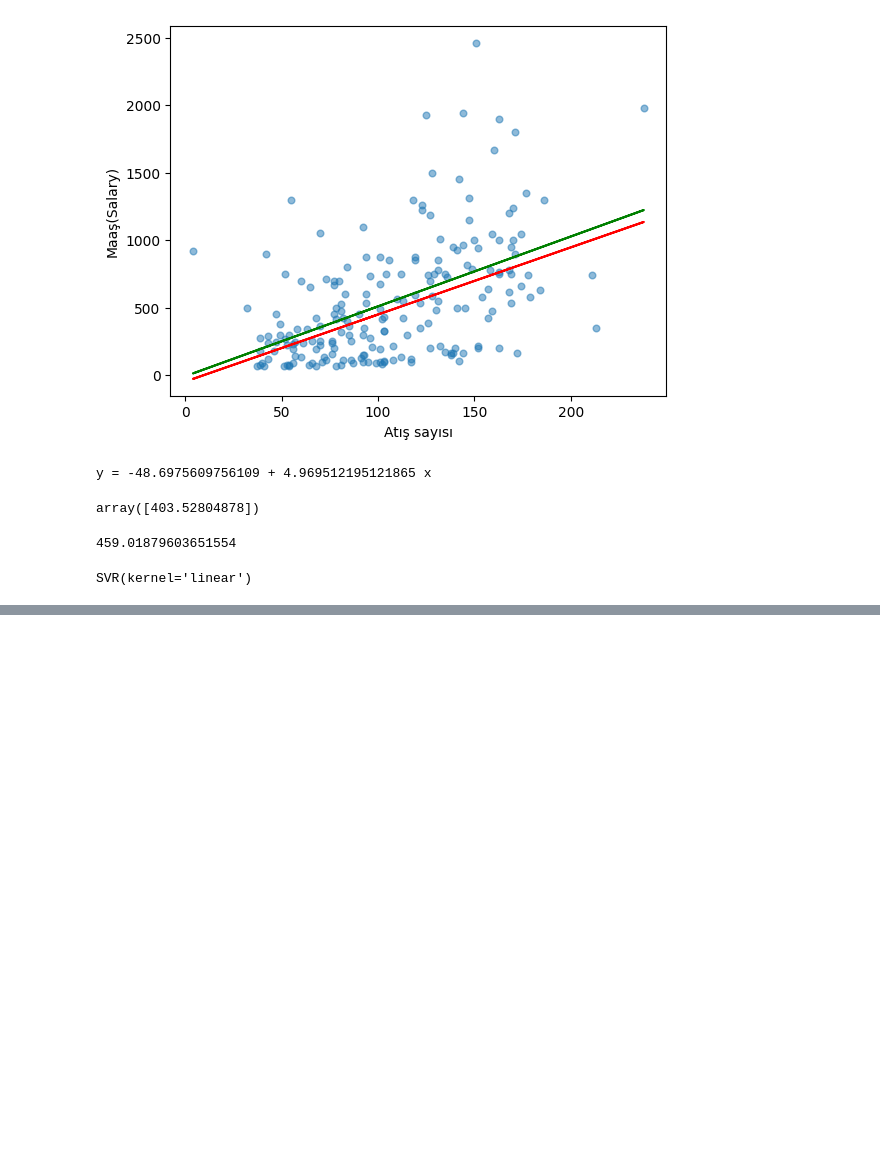
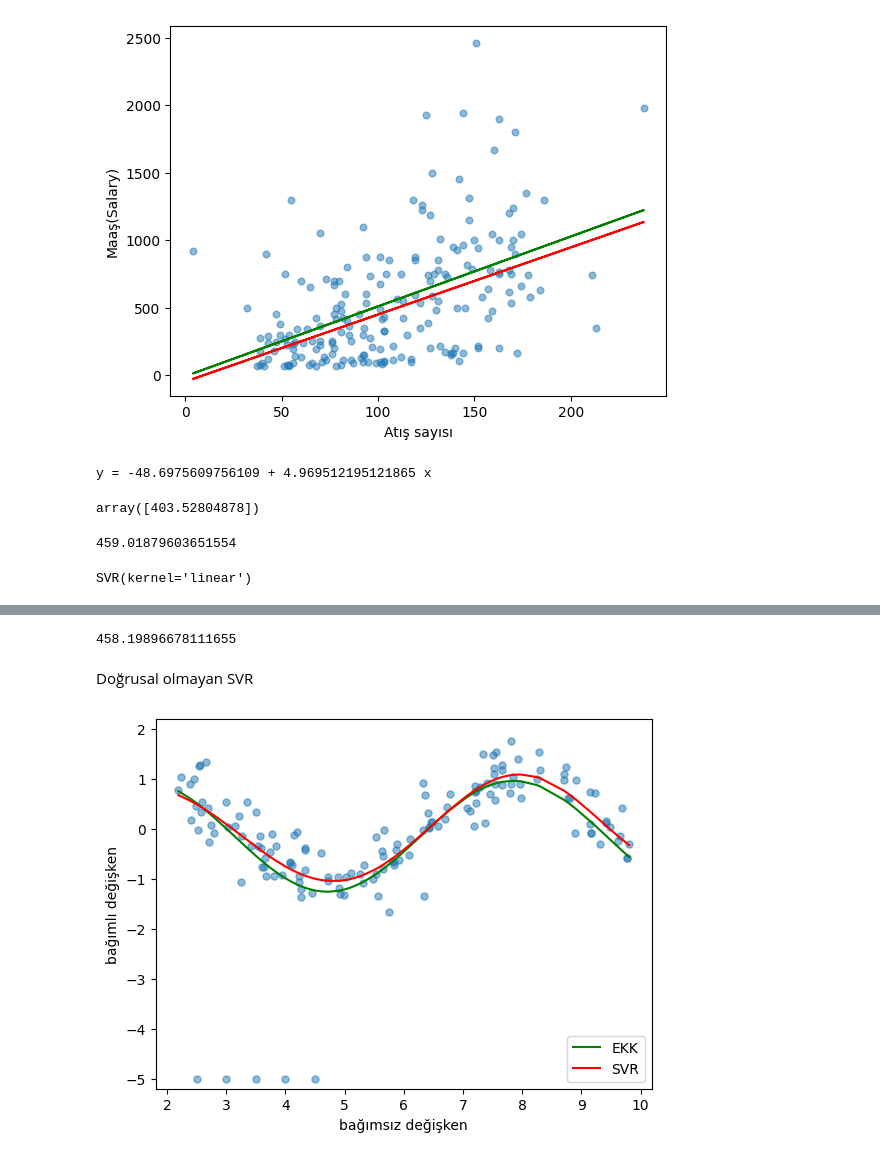
Before and after one commit to SirMsenel/Makine-Ogrenmesi, a Jupyter notebook: regresyon modelleri/DoğrusalolmayanReg..ipynb, the cells around one changed output, grey strips where cells are left out. Drawn from its saved outputs; the diff is of its cells as text; code cells hidden in the pictures; blank space fills up the shorter version.

Commit message:
d.olmayan svr

```diff
--- a/regresyon modelleri/DoğrusalolmayanReg..ipynb
+++ b/regresyon modelleri/DoğrusalolmayanReg..ipynb
@@ -216,0 +230,39 @@ SVR(kernel='linear')
+# %%
+np.sqrt(mean_squared_error(y_test,y_pred))
+# %% [output]
+458.19896678111655
+# %% [markdown]
+Doğrusal olmayan SVR
+# %%
+np.random.seed(3)
+
+x_sim = np.random.uniform(2,10,145)
+y_sim = np.sin(x_sim) + np.random.normal(0,0.4,145)
+
+x_outliers = np.arange(2.5,5,0.5)
+y_outliers = -5 * np.ones(5)
+
+x_sim_idx = np.argsort(np.concatenate([x_sim,x_outliers]))
+x_sim = np.concatenate([x_sim,x_outliers])[x_sim_idx]
+y_sim = np.concatenate([y_sim,y_outliers])[x_sim_idx]
+# %%
+from sklearn.linear_model import LinearRegression
+ols = LinearRegression()
+ols.fit(np.sin(x_sim[:,np.newaxis]),y_sim)
+ols_pred = ols.predict(np.sin(x_sim[:,np.newaxis]))
+
+from sklearn.svm import SVR
+eps = 0.1
+svr = SVR(kernel='rbf',epsilon=eps)
+svr.fit(x_sim[:,np.newaxis],y_sim)
+svr_pred = svr.predict(x_sim[:, np.newaxis])
+# %%
+plt.scatter(x_sim,y_sim,alpha=0.5,s=26)
+plt_ols, =plt.plot(x_sim,ols_pred,'g')
+plt_svr, = plt.plot(x_sim,svr_pred,color='r')
+plt.xlabel("bağımsız değişken")
+plt.ylabel("bağımlı değişken")
+plt.ylim(-5.2,2.2)
+plt.legend([plt_ols,plt_svr],['EKK','SVR'],loc=4);
+# %% [output]
+[figure, added]
```
Also changed, not shown: parts of 16 cells of this notebook.
